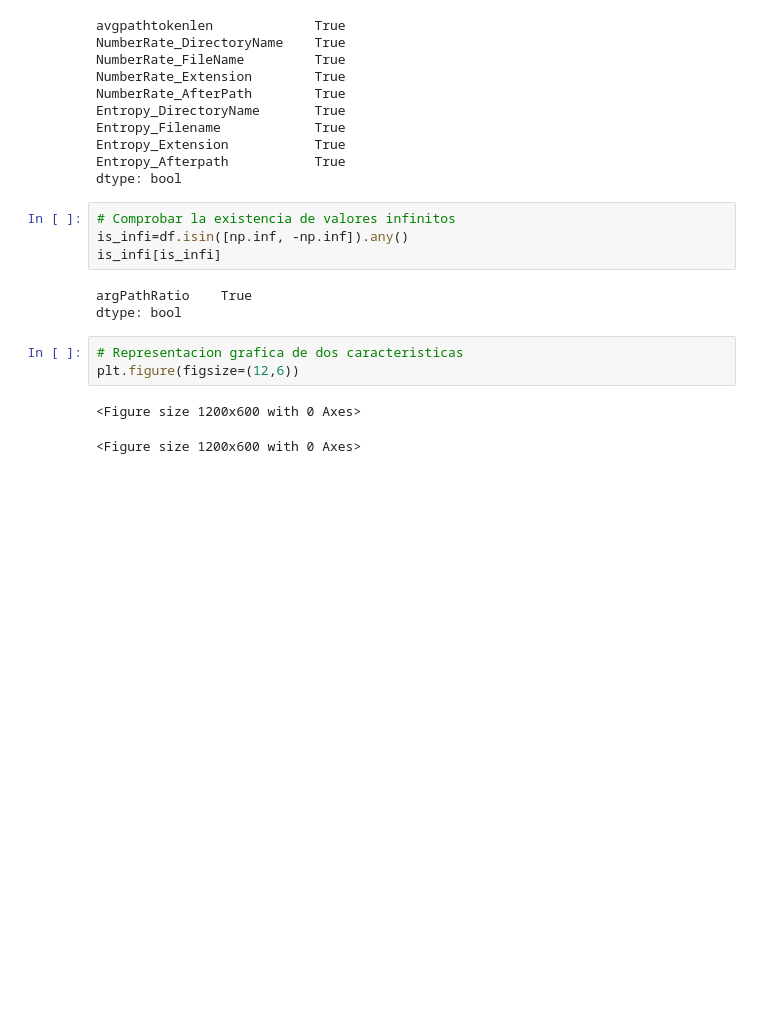
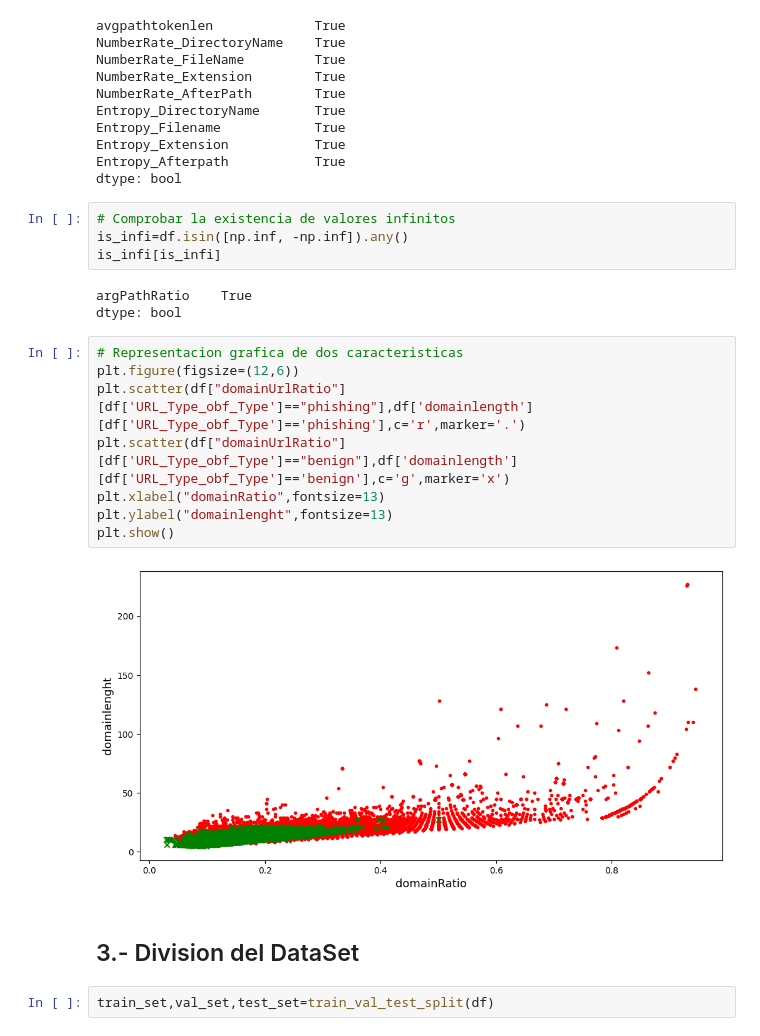
Before and after one commit to MEZLYSO/Simulacion, a Jupyter notebook: 11_Support_Vector_Machine.ipynb, the cells around one changed output. Saved outputs shown, nothing was run; the diff lists cells and outputs as text; blank space fills up the shorter version.

```diff
--- a/11_Support_Vector_Machine.ipynb
+++ b/11_Support_Vector_Machine.ipynb
@@ -155,6 +157,14 @@ dtype: bool
 # %%
 # Representacion grafica de dos caracteristicas
 plt.figure(figsize=(12,6))
+plt.scatter(df["domainUrlRatio"][df['URL_Type_obf_Type']=="phishing"],df['domainlength'][df['URL_Type_obf_Type']=='phishing'],c='r',marker='.')
+plt.scatter(df["domainUrlRatio"][df['URL_Type_obf_Type']=="benign"],df['domainlength'][df['URL_Type_obf_Type']=='benign'],c='g',marker='x')
+plt.xlabel("domainRatio",fontsize=13)
+plt.ylabel("domainlenght",fontsize=13)
+plt.show()
 # %% [output]
-<Figure size 1200x600 with 0 Axes>
-<Figure size 1200x600 with 0 Axes>
+[figure, added]
+# %% [markdown]
+## 3.- Division del DataSet
+# %%
+train_set,val_set,test_set=train_val_test_split(df)
```
Also changed, not shown: parts of 22 cells of this notebook, 3 other files.
